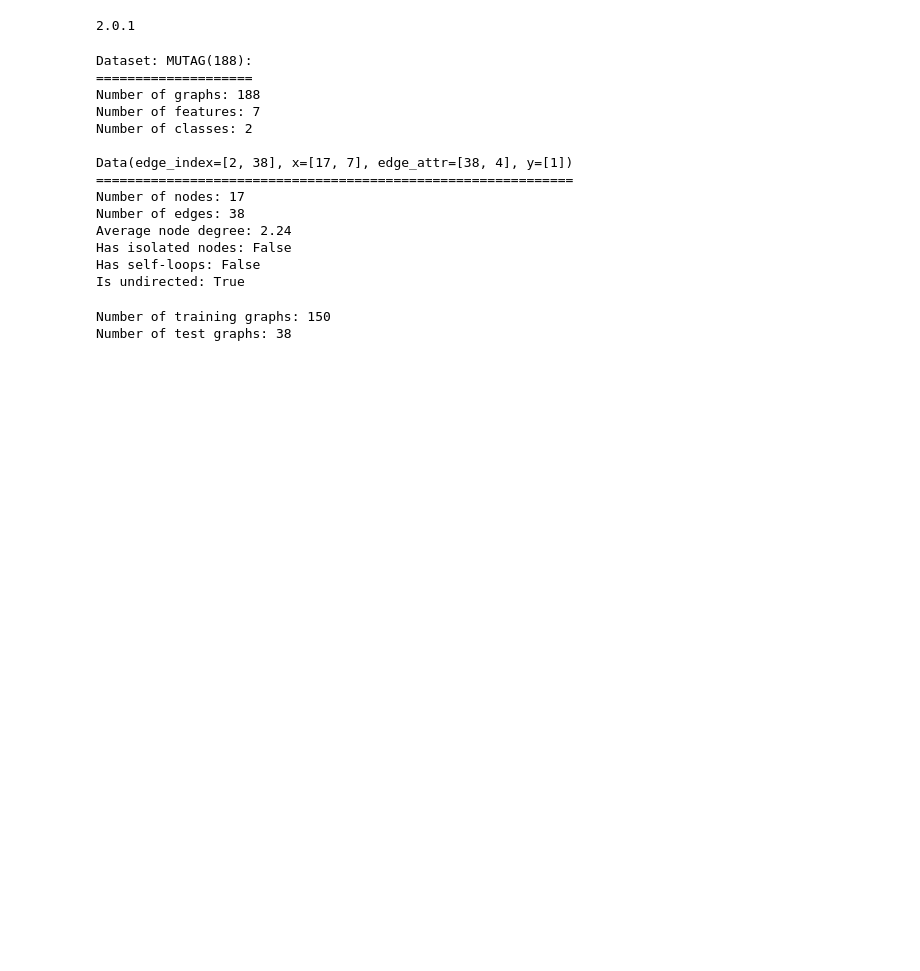
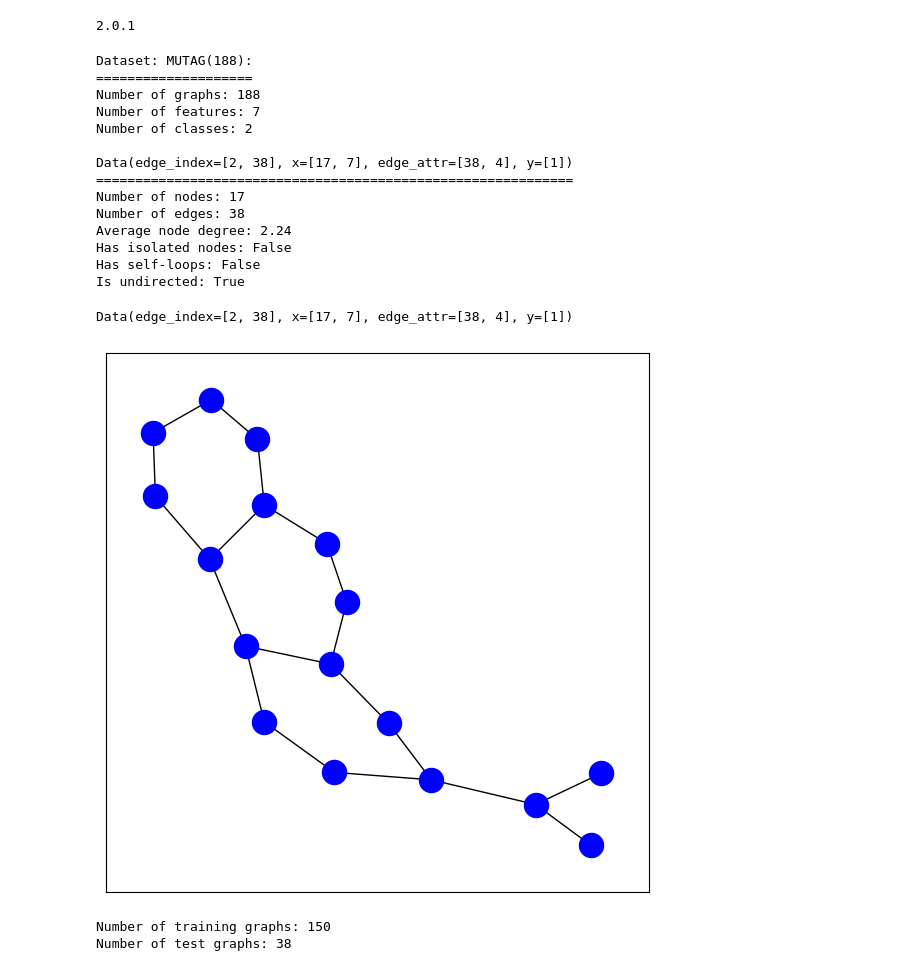
Before and after one commit to aehrlich1/pytorch_geometric_tutorials, a Jupyter notebook: 3_Graph_Classification.ipynb, the cells around one changed output. Saved outputs shown, nothing was run; the diff lists cells and outputs as text; code cells hidden in the pictures; blank space fills up the shorter version.

Commit message:
added graph visualization

```diff
--- a/3_Graph_Classification.ipynb
+++ b/3_Graph_Classification.ipynb
@@ -2,8 +2,18 @@
 # Install required packages.
 import os
 import torch
+import networkx as nx
+import matplotlib.pyplot as plt
 os.environ['TORCH'] = torch.__version__
 print(torch.__version__)
+
+def visualize_graph(G, color):
+    plt.figure(figsize=(7,7))
+    plt.xticks([])
+    plt.yticks([])
+    nx.draw_networkx(G, pos=nx.spring_layout(G, seed=42), with_labels=False,
+                     node_color=color)
+    plt.show()
 # %% [output]
 2.0.1
 # %%
@@ -47,6 +57,17 @@ Average node degree: 2.24
 Has isolated nodes: False
 Has self-loops: False
 Is undirected: True
+# %%
+data = dataset[0]
+print(data)
+from torch_geometric.utils import to_networkx
+col = ('blue' if data.y == 1 else 'red')
+
+G = to_networkx(data, to_undirected=True)
+visualize_graph(G, color=col)
+# %% [output]
+Data(edge_index=[2, 38], x=[17, 7], edge_attr=[38, 4], y=[1])
+[figure, added]
 # %%
 torch.manual_seed(12345)
 dataset = dataset.shuffle()
```
Also changed, not shown: parts of 1 cell of this notebook.
